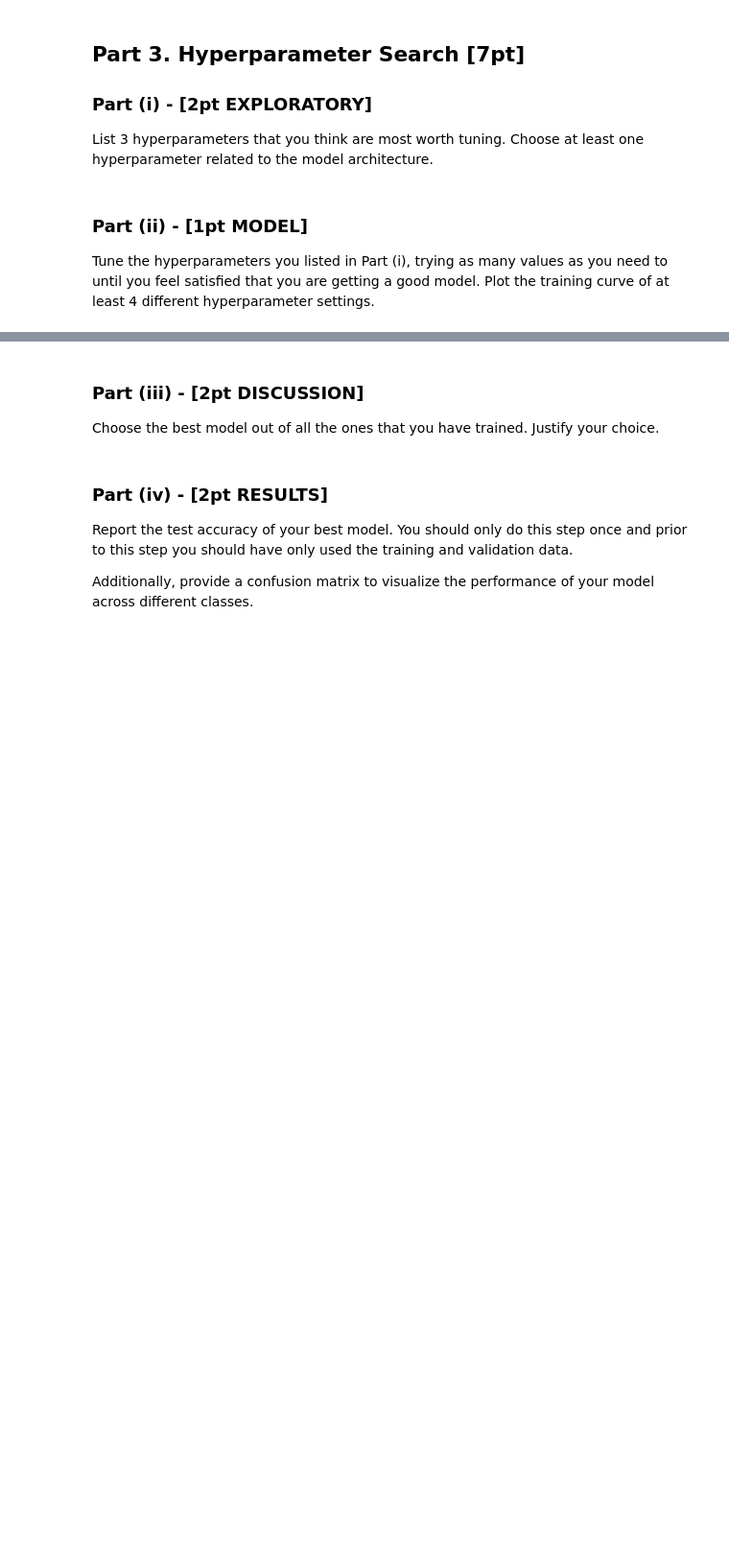
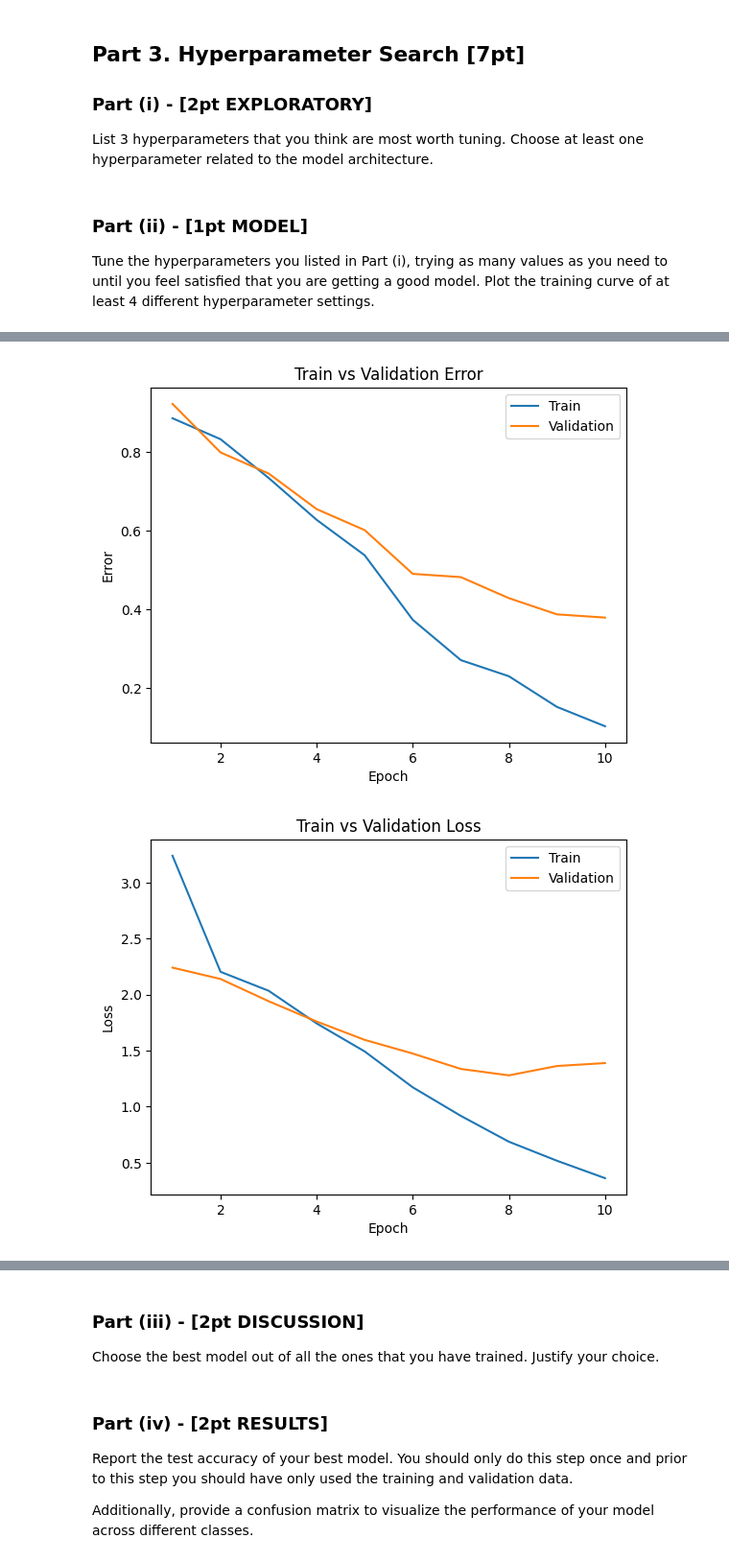
Before and after one commit to Fulankeee/MIE1517-Project-2, a Jupyter notebook: A2.ipynb, the cells around one changed output, grey strips where cells are left out. Shown at 96% size. Cells and saved outputs as stored; diff of their text form; code cells hidden in the pictures; blank space fills up the shorter version.

```diff
--- a/A2.ipynb
+++ b/A2.ipynb
@@ -559,0 +564,25 @@ that you are getting a good model. Plot the training curve of at least 4 differe
+# %%
+import matplotlib.pyplot as plt
+def plot_training_curve(path):
+    train_err = np.loadtxt(f"{path}_train_err.csv")
+    val_err = np.loadtxt(f"{path}_val_err.csv")
+    train_loss = np.loadtxt(f"{path}_train_loss.csv")
+    val_loss = np.loadtxt(f"{path}_val_loss.csv")
+
+    plt.figure()
+    plt.title("Train vs Validation Error")
+    plt.plot(range(1, len(train_err) + 1), train_err, label="Train")
+    plt.plot(range(1, len(val_err) + 1), val_err, label="Validation")
+    plt.xlabel("Epoch")
+    plt.ylabel("Error")
+    plt.legend(loc='best')
+    plt.show()
+
+    plt.figure()
+    plt.title("Train vs Validation Loss")
+    plt.plot(range(1, len(train_loss) + 1), train_loss, label="Train")
+    plt.plot(range(1, len(val_loss) + 1), val_loss, label="Validation")
+    plt.xlabel("Epoch")
+    plt.ylabel("Loss")
+    plt.legend(loc='best')
+    plt.show()
@@ -559,0 +605,6 @@ that you are getting a good model. Plot the training curve of at least 4 differe
+# %%
+model_name1 = get_model_name("CNN", batch_size=32, learning_rate=0.01, epoch=9)
+plot_training_curve(model_name1)
+# %% [output]
+[figure, added]
+[figure, added]
```
Also changed, not shown: parts of 34 cells of this notebook.
